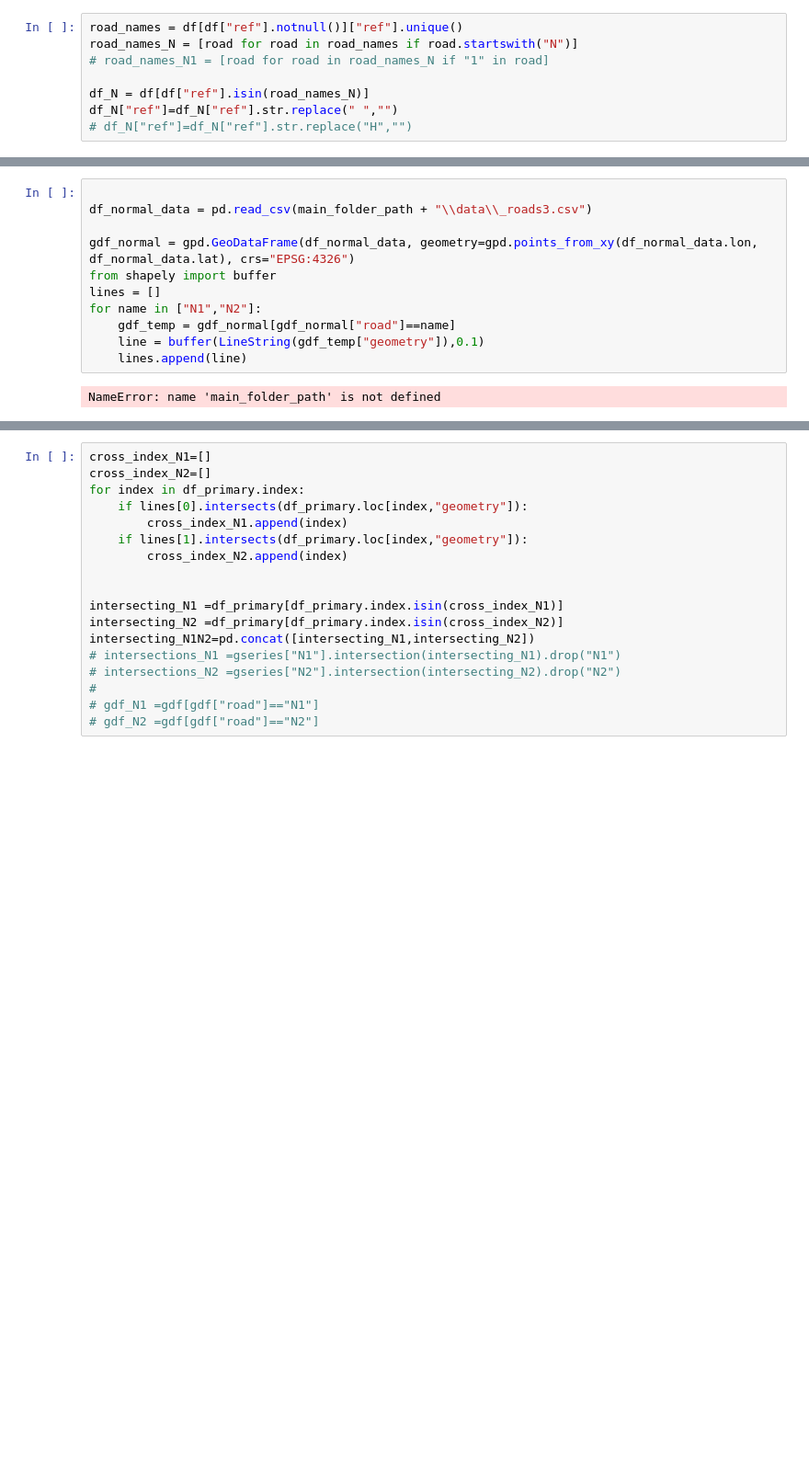
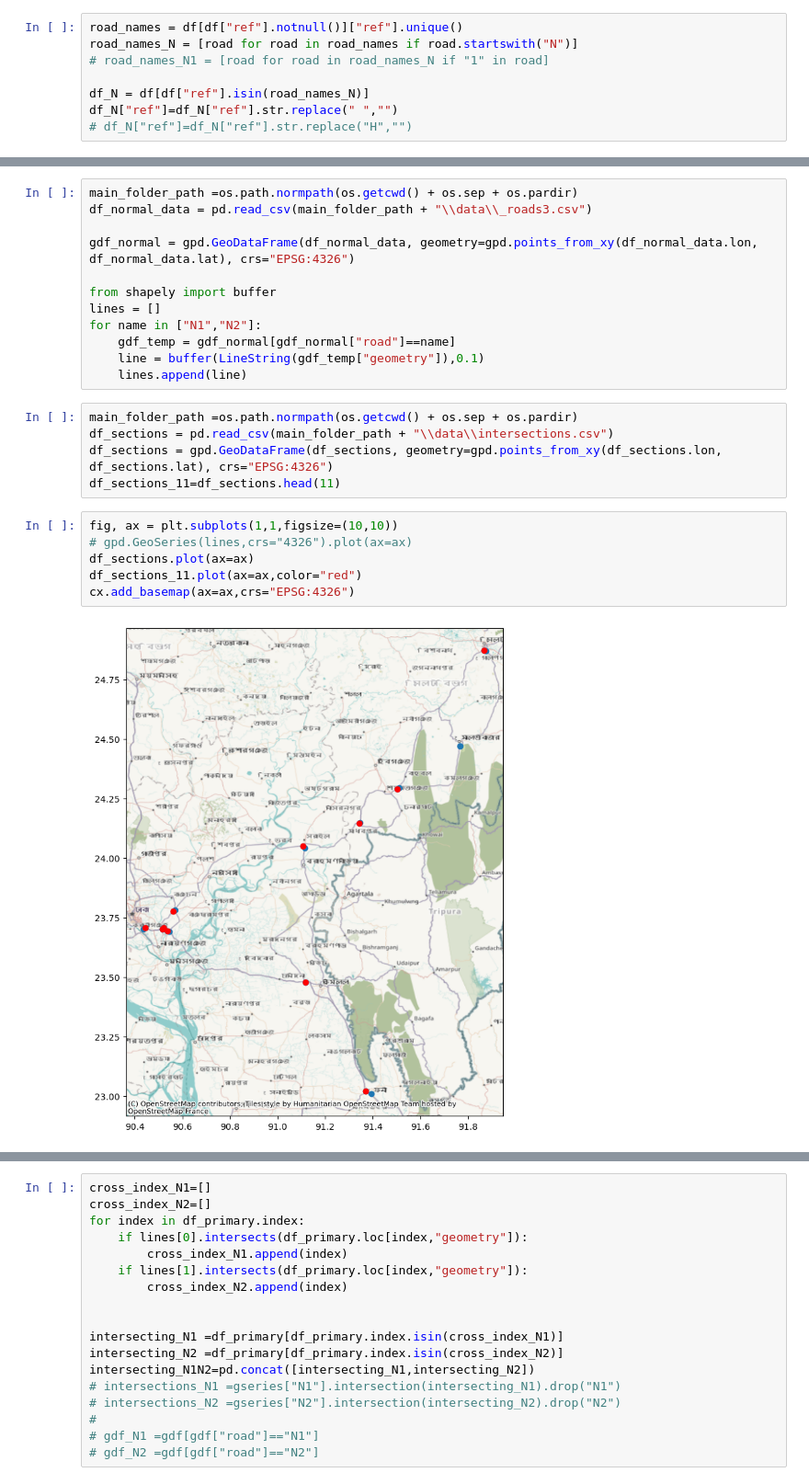
Before and after one commit to mlmoleman/EPA133a-G07-A3, a Jupyter notebook: model/Bonus_assignment.ipynb, the cells around one changed output, grey strips where cells are left out. Shown at 92% size. Cells and saved outputs as stored; diff of their text form; blank space fills up the shorter version.

```diff
--- a/model/Bonus_assignment.ipynb
+++ b/model/Bonus_assignment.ipynb
@@ -60,13 +35,25 @@ cx.add_basemap(ax=ax,crs="epsg:4326")
 # %%
-
+main_folder_path =os.path.normpath(os.getcwd() + os.sep + os.pardir)
 df_normal_data = pd.read_csv(main_folder_path + "\\data\\_roads3.csv")
 
 gdf_normal = gpd.GeoDataFrame(df_normal_data, geometry=gpd.points_from_xy(df_normal_data.lon, df_normal_data.lat), crs="EPSG:4326")
+
 from shapely import buffer
 lines = []
 for name in ["N1","N2"]:
     gdf_temp = gdf_normal[gdf_normal["road"]==name]
     line = buffer(LineString(gdf_temp["geometry"]),0.1)
     lines.append(line)
-# %% [output]
-NameError: name 'main_folder_path' is not defined
+# %%
+main_folder_path =os.path.normpath(os.getcwd() + os.sep + os.pardir)
+df_sections = pd.read_csv(main_folder_path + "\\data\\intersections.csv")
+df_sections = gpd.GeoDataFrame(df_sections, geometry=gpd.points_from_xy(df_sections.lon, df_sections.lat), crs="EPSG:4326")
+df_sections_11=df_sections.head(11)
+# %%
+fig, ax = plt.subplots(1,1,figsize=(10,10))
+# gpd.GeoSeries(lines,crs="4326").plot(ax=ax)
+df_sections.plot(ax=ax)
+df_sections_11.plot(ax=ax,color="red")
+cx.add_basemap(ax=ax,crs="EPSG:4326")
+# %% [output]
+[figure, added]
```
Also changed, not shown: parts of 16 cells of this notebook, 3 other files.
